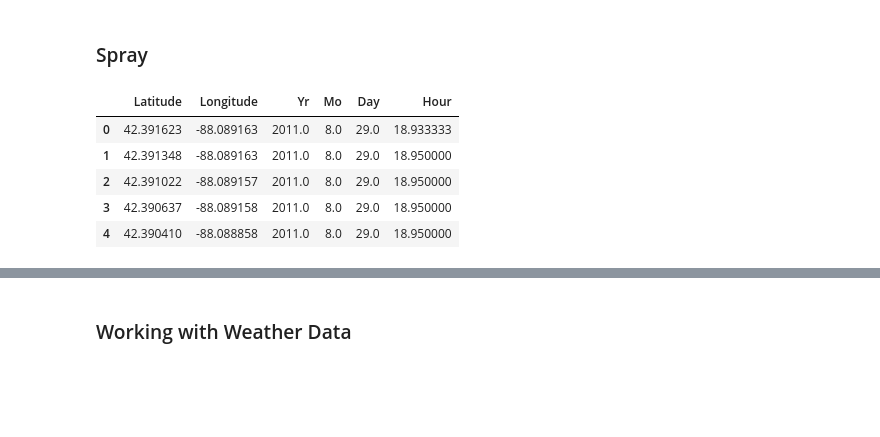
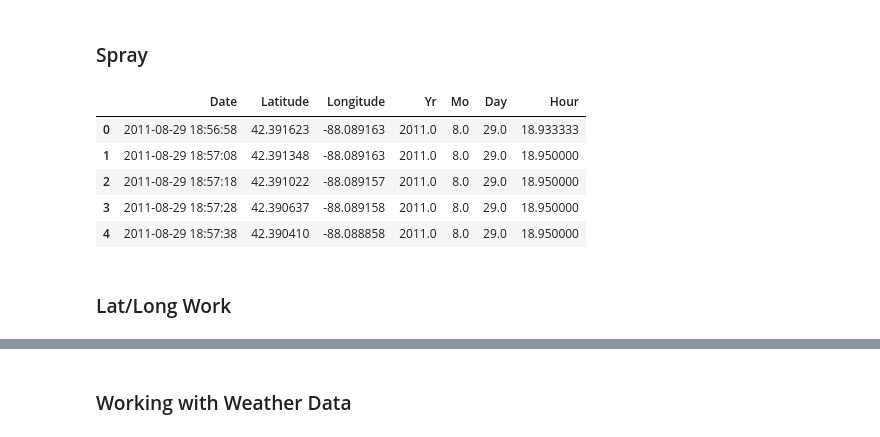
Before and after one commit to wipegup/WNVKaggle, a Jupyter notebook: Starter Code.ipynb, the cells around one changed output, grey strips where cells are left out. Cells and saved outputs as stored; diff of their text form; code cells hidden in the pictures; blank space fills up the shorter version.

```diff
--- a/Starter Code.ipynb
+++ b/Starter Code.ipynb
@@ -96,20 +121,22 @@ df.head(2)
 # %%
 spray = pd.read_csv('./input/spray.csv')
 spray['DT'] = spray['Date']+' '+ spray['Time']
-spray['DT'] = pd.to_datetime(spray['DT'])
+spray['Date'] = pd.to_datetime(spray['DT'])
 
-spray['Yr'] = [t.year for t in spray['DT']]
-spray['Mo'] = [t.month for t in spray['DT']]
-spray['Day'] = [t.day for t in spray['DT']]
-spray['Hour'] =[t.hour + (t.minute/60) for t in spray['DT']]
+spray['Yr'] = [t.year for t in spray['Date']]
+spray['Mo'] = [t.month for t in spray['Date']]
+spray['Day'] = [t.day for t in spray['Date']]
+spray['Hour'] =[t.hour + (t.minute/60) for t in spray['Date']]
 
-spray = spray.drop(['Date','Time', 'DT'], axis = 'columns')
+spray = spray.drop(['Time', 'DT'], axis = 'columns')
 
 spray.head()
 # %% [output]
-|  | Latitude | Longitude | Yr | Mo | Day | Hour |
-| 0 | 42.391623 | -88.089163 | 2011.0 | 8.0 | 29.0 | 18.933333 |
-| 1 | 42.391348 | -88.089163 | 2011.0 | 8.0 | 29.0 | 18.950000 |
-| 2 | 42.391022 | -88.089157 | 2011.0 | 8.0 | 29.0 | 18.950000 |
-| 3 | 42.390637 | -88.089158 | 2011.0 | 8.0 | 29.0 | 18.950000 |
-| 4 | 42.390410 | -88.088858 | 2011.0 | 8.0 | 29.0 | 18.950000 |
+|  | Date | Latitude | Longitude | Yr | Mo | Day | Hour |
+| 0 | 2011-08-29 18:56:58 | 42.391623 | -88.089163 | 2011.0 | 8.0 | 29.0 | 18.933333 |
+| 1 | 2011-08-29 18:57:08 | 42.391348 | -88.089163 | 2011.0 | 8.0 | 29.0 | 18.950000 |
+| 2 | 2011-08-29 18:57:18 | 42.391022 | -88.089157 | 2011.0 | 8.0 | 29.0 | 18.950000 |
+| 3 | 2011-08-29 18:57:28 | 42.390637 | -88.089158 | 2011.0 | 8.0 | 29.0 | 18.950000 |
+| 4 | 2011-08-29 18:57:38 | 42.390410 | -88.088858 | 2011.0 | 8.0 | 29.0 | 18.950000 |
+# %% [markdown]
+### Lat/Long Work
```
Also changed, not shown: parts of 16 cells of this notebook.
